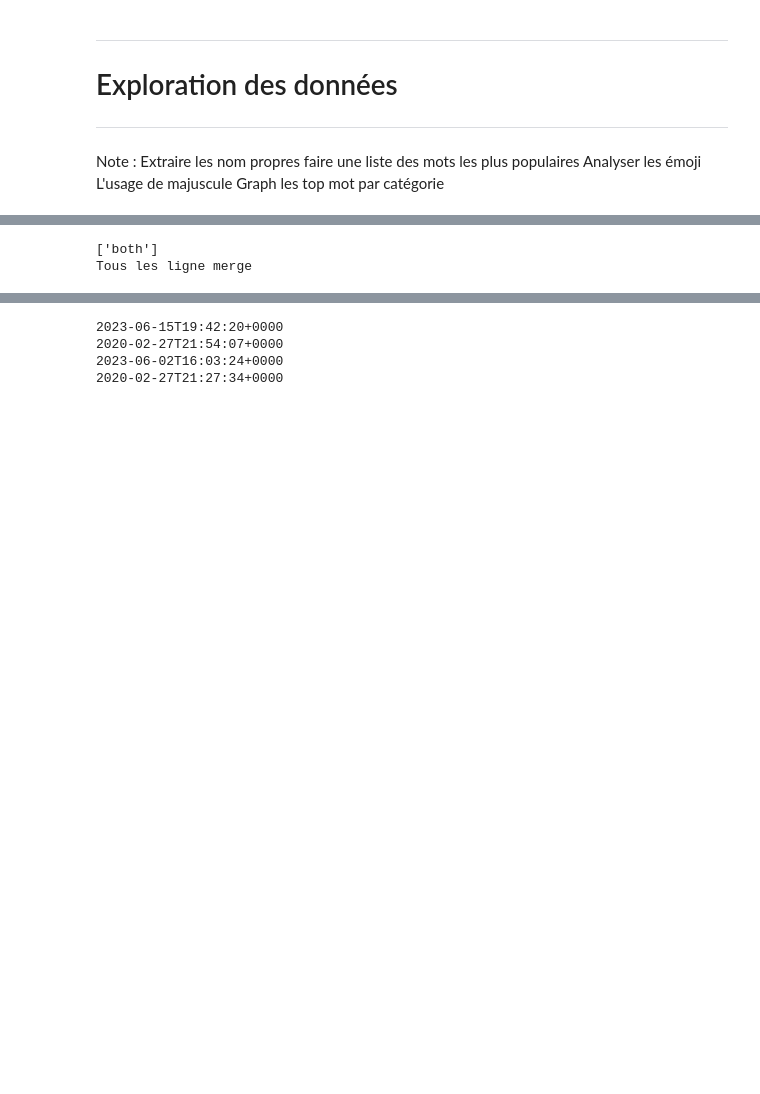
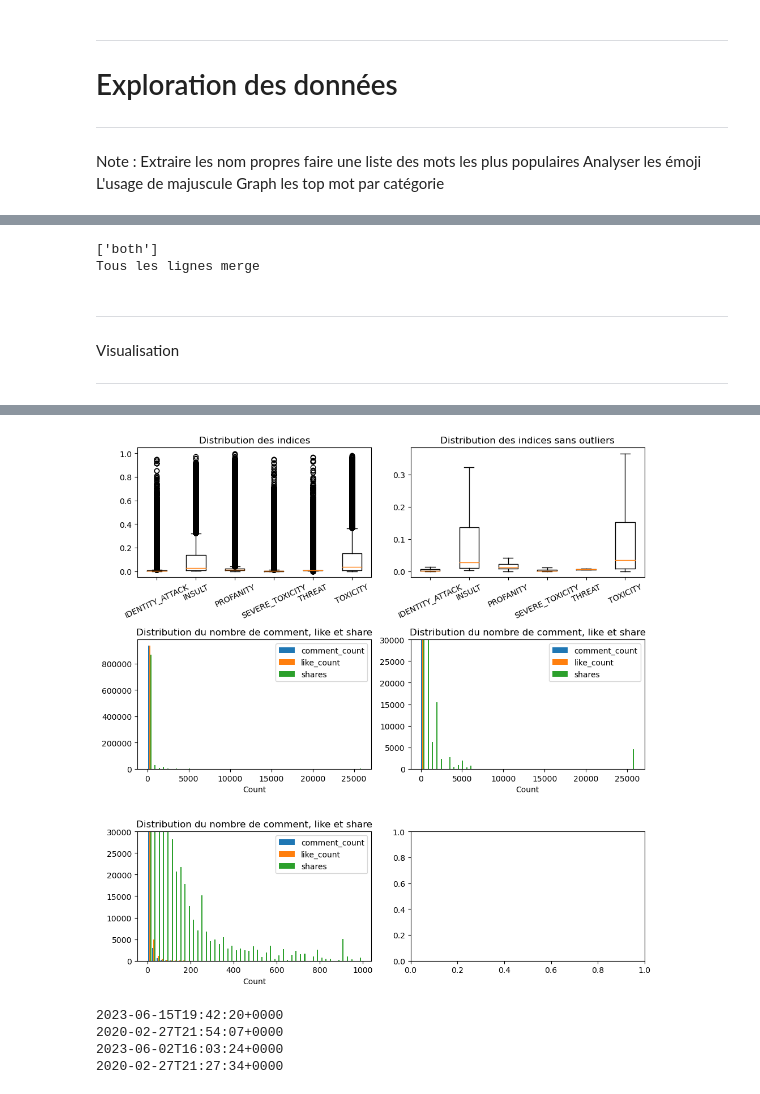
Before and after one commit to caseguin/GLO-7027, a Jupyter notebook: projet_eda.ipynb, the cells around one changed output, grey strips where cells are left out. Cells and saved outputs as stored; diff of their text form; code cells hidden in the pictures; blank space fills up the shorter version.

Commit message:
Visualisation des attributs numériques

```diff
--- a/projet_eda.ipynb
+++ b/projet_eda.ipynb
@@ -43,10 +43,14 @@ unique_list = []
 for value in df_merge['_merge'].unique():
     unique_list.append(value)
 print(unique_list)
-print('Tous les ligne merge')
+print('Tous les lignes merge')
 # %% [output]
 ['both']
-Tous les ligne merge
+Tous les lignes merge
+# %% [markdown]
+***
+Visualisation
+***
 # %%
 df_merge.describe()
 # %% [output]
@@ -75,3 +79,49 @@ df_merge.describe()
 
 #   - mettre les phrase en liste de mots et comptabiliser les mots qui ressort le plus : 'message_x', 'message_y', 'title'
 #   - Voir graph avec plein de mots
+# %%
+#====== Attributs numériques ======#
+import seaborn as sns
+import matplotlib.pyplot as plt
+import numpy as np
+
+indice_df = df_merge[['IDENTITY_ATTACK', 'INSULT', 'PROFANITY', 'SEVERE_TOXICITY', 'THREAT', 'TOXICITY']]
+cols_indice = ['IDENTITY_ATTACK', 'INSULT', 'PROFANITY', 'SEVERE_TOXICITY', 'THREAT', 'TOXICITY']
+cols_count = ['comment_count', 'like_count', 'shares']
+filtered_data = df_merge.loc[(df_merge['comment_count']<1000) & (df_merge['like_count']<1000) & (df_merge['shares']<1000)]
+
+
+figure, axis = plt.subplots(3,2, figsize=(10,10))
+
+# variable indice
+axis[0, 0].boxplot(indice_df)
+axis[0, 0].set_title('Distribution des indices')
+axis[0, 0].set_xticklabels(cols_indice, rotation=25)
+
+# variable indice sans outliers
+axis[0, 1].boxplot(indice_df, showfliers=False)
+axis[0, 1].set_title('Distribution des indices sans outliers')
+axis[0, 1].set_xticklabels(cols_indice, rotation=25)
+
+# Comment_count, like_count, shares
+axis[1, 0].hist(df_merge[['comment_count', 'like_count', 'shares']], bins=50)
+axis[1, 0].set_title('Distribution du nombre de comment, like et share')
+axis[1, 0].set_xlabel('Count')
+axis[1, 0].legend(cols_count)
+
+axis[1, 1].hist(df_merge[['comment_count', 'like_count', 'shares']], bins=50)
+axis[1, 1].set_title('Distribution du nombre de comment, like et share')
+axis[1, 1].set_xlabel('Count')
+axis[1, 1].legend(cols_count)
+axis[1, 1].set_ylim(0, 30000)
+
+axis[2, 0].hist(filtered_data[['comment_count', 'like_count', 'shares']], bins=50)
+axis[2, 0].set_title('Distribution du nombre de comment, like et share')
+axis[2, 0].set_xlabel('Count')
+axis[2, 0].legend(cols_count)
+axis[2, 0].set_ylim(0, 30000)
+
+figure.tight_layout()
+plt.show()
+# %% [output]
+[figure, added]
```
Also changed, not shown: parts of 3 cells of this notebook.
